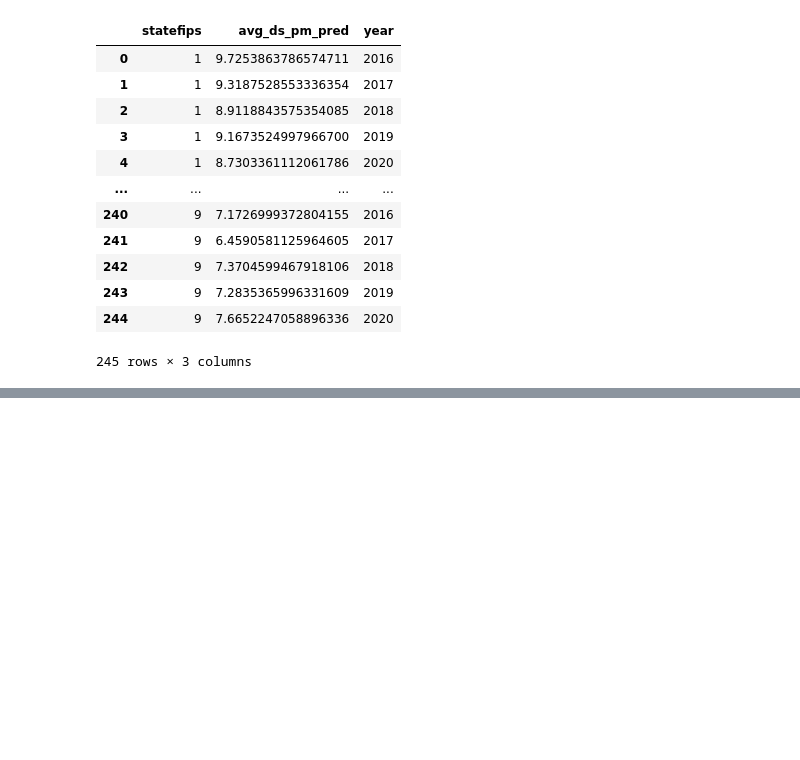
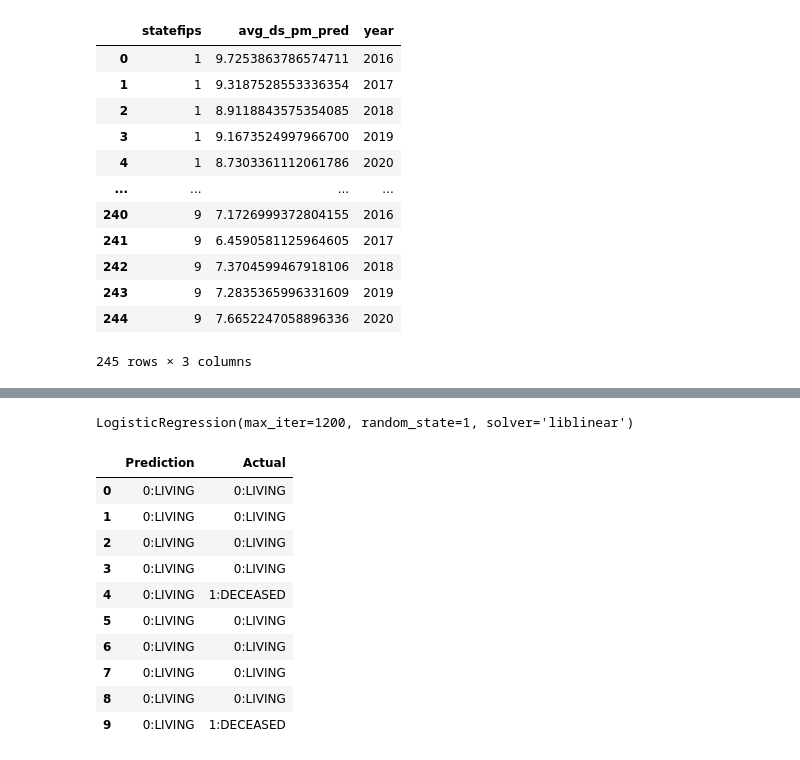
Before and after one commit to NefertitiM/Project-4-Predictors-of-Lung-Cancer, a Jupyter notebook: Starter_code.ipynb, the cells around one changed output, grey strips where cells are left out. Saved outputs shown, nothing was run; the diff lists cells and outputs as text; code cells hidden in the pictures; blank space fills up the shorter version.

```diff
--- a/Starter_code.ipynb
+++ b/Starter_code.ipynb
@@ -42,0 +120,8 @@ PM25byState_df.to_csv("Resources/PM25byState.csv", index=False)
+# %%
+# Separate the data into labels and features
+
+# Separate the y variable, the labels
+y = lung_cancer_data_df_cleaned['Overall Survival Status']
+
+# Separate the X variable, the features
+X = lung_cancer_data_df_cleaned.drop(columns='Overall Survival Status')
@@ -42,0 +153,39 @@ PM25byState_df.to_csv("Resources/PM25byState.csv", index=False)
+# %%
+# Import the train_test_learn module
+from sklearn.model_selection import train_test_split
+
+# Split the data using train_test_split
+# Assign a random_state of 1 to the function
+X_train, X_test, y_train, y_test = train_test_split(X, y, random_state=1)
+# %%
+# Import the LogisticRegression module from SKLearn
+from sklearn.linear_model import LogisticRegression
+
+# Instantiate the Logistic Regression model
+# Assign a random_state parameter of 1 to the model
+classifier = LogisticRegression(solver='liblinear',
+                                max_iter=1200,
+                                random_state=1)
+classifier
+
+# Fit the model using training data
+classifier.fit(X_train, y_train)
+# %% [output]
+LogisticRegression(max_iter=1200, random_state=1, solver='liblinear')
+# %%
+# Make a prediction using the testing data
+test_predictions = classifier.predict(X_test)
+results = pd.DataFrame({"Prediction": test_predictions, "Actual": y_test}).reset_index(drop=True)
+results.head(10)
+# %% [output]
+|  | Prediction | Actual |
+| 0 | 0:LIVING | 0:LIVING |
+| 1 | 0:LIVING | 0:LIVING |
+| 2 | 0:LIVING | 0:LIVING |
+| 3 | 0:LIVING | 0:LIVING |
+| 4 | 0:LIVING | 1:DECEASED |
+| 5 | 0:LIVING | 0:LIVING |
+| 6 | 0:LIVING | 0:LIVING |
+| 7 | 0:LIVING | 0:LIVING |
+| 8 | 0:LIVING | 0:LIVING |
+| 9 | 0:LIVING | 1:DECEASED |
```
Also changed, not shown: parts of 8 cells of this notebook, 2 other files.
